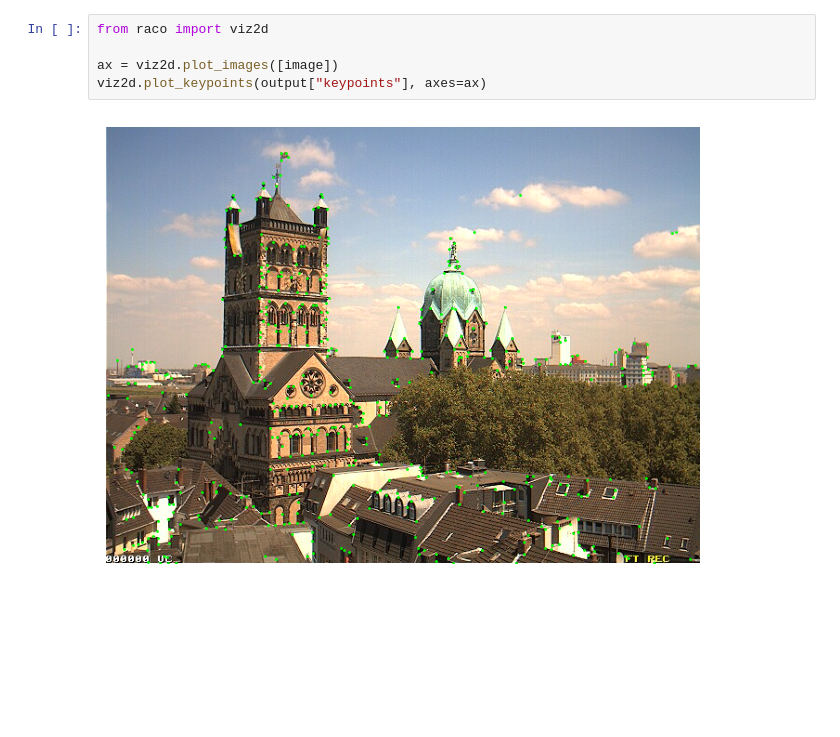
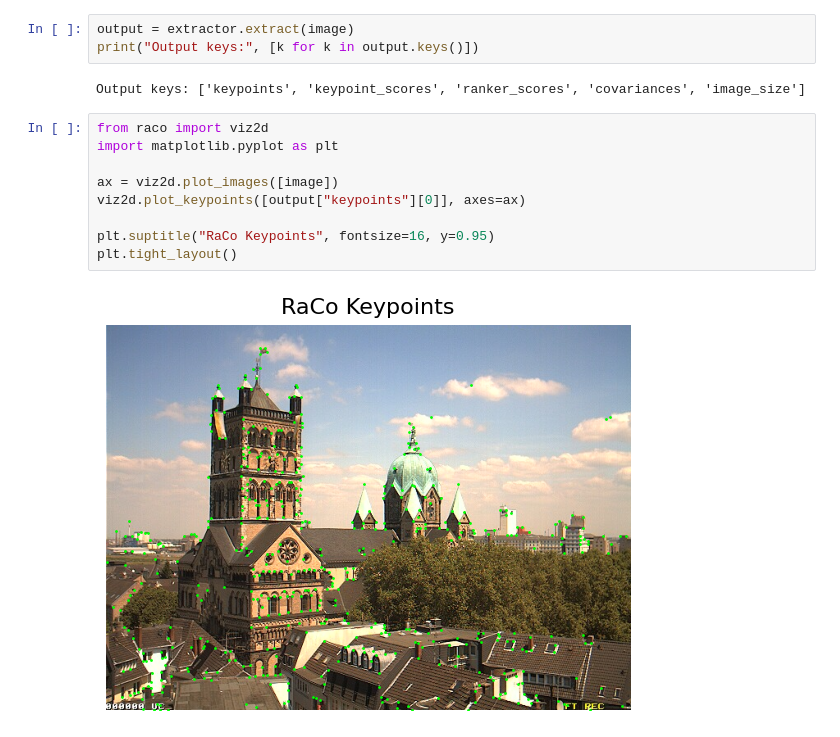
Before and after one commit to cvg/RaCo, a Jupyter notebook: demo.ipynb, the cells around one changed output. Cells and saved outputs as stored; diff of their text form; blank space fills up the shorter version.

```diff
--- a/demo.ipynb
+++ b/demo.ipynb
@@ -15,7 +16,16 @@ Output keys: ['keypoints', 'keypoint_scores', 'ranker_scores', 'covariances', 'i
+# %%
+output = extractor.extract(image)
+print("Output keys:", [k for k in output.keys()])
+# %% [output]
+Output keys: ['keypoints', 'keypoint_scores', 'ranker_scores', 'covariances', 'image_size']
 # %%
 from raco import viz2d
+import matplotlib.pyplot as plt
 
 ax = viz2d.plot_images([image])
-viz2d.plot_keypoints(output["keypoints"], axes=ax)
+viz2d.plot_keypoints([output["keypoints"][0]], axes=ax)
+
+plt.suptitle("RaCo Keypoints", fontsize=16, y=0.95)
+plt.tight_layout()
 # %% [output]
-[figure, old version]
+[figure, new version]
```
Also changed, not shown: parts of 4 cells of this notebook, 1 other file.
